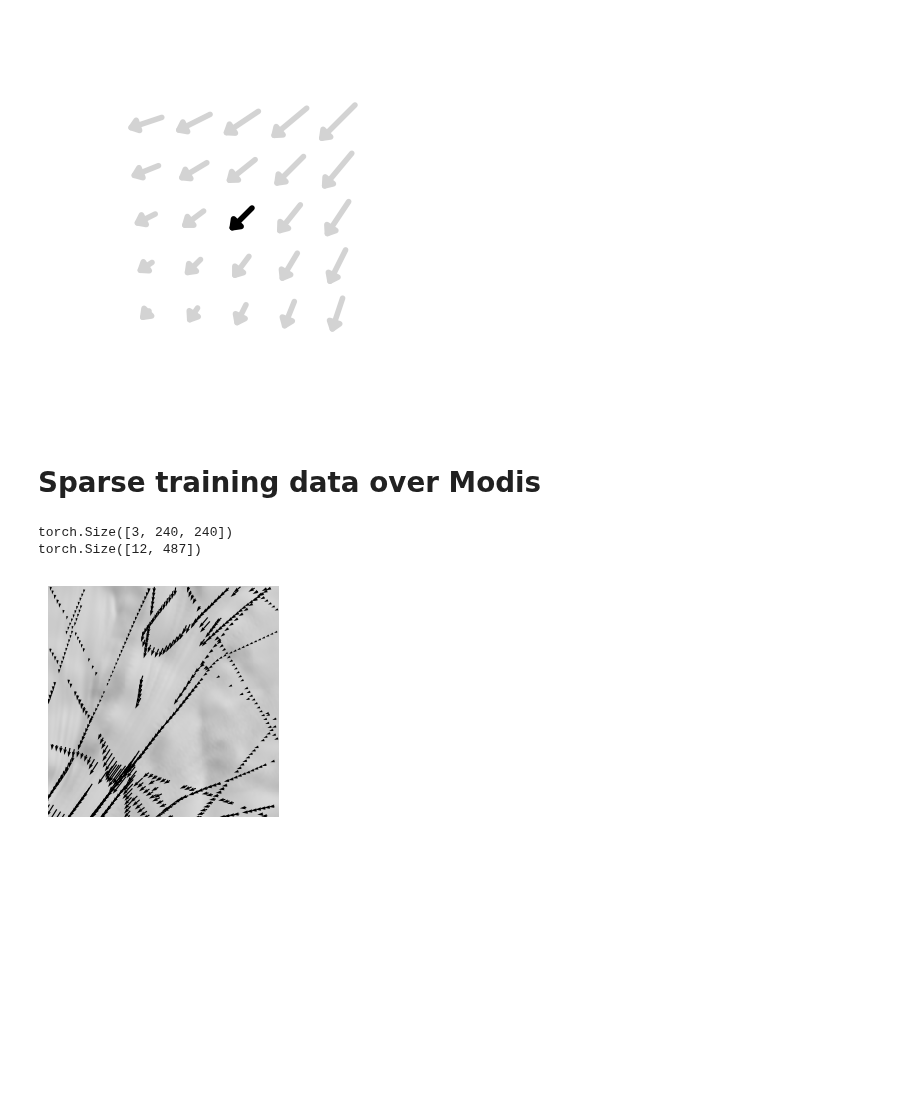
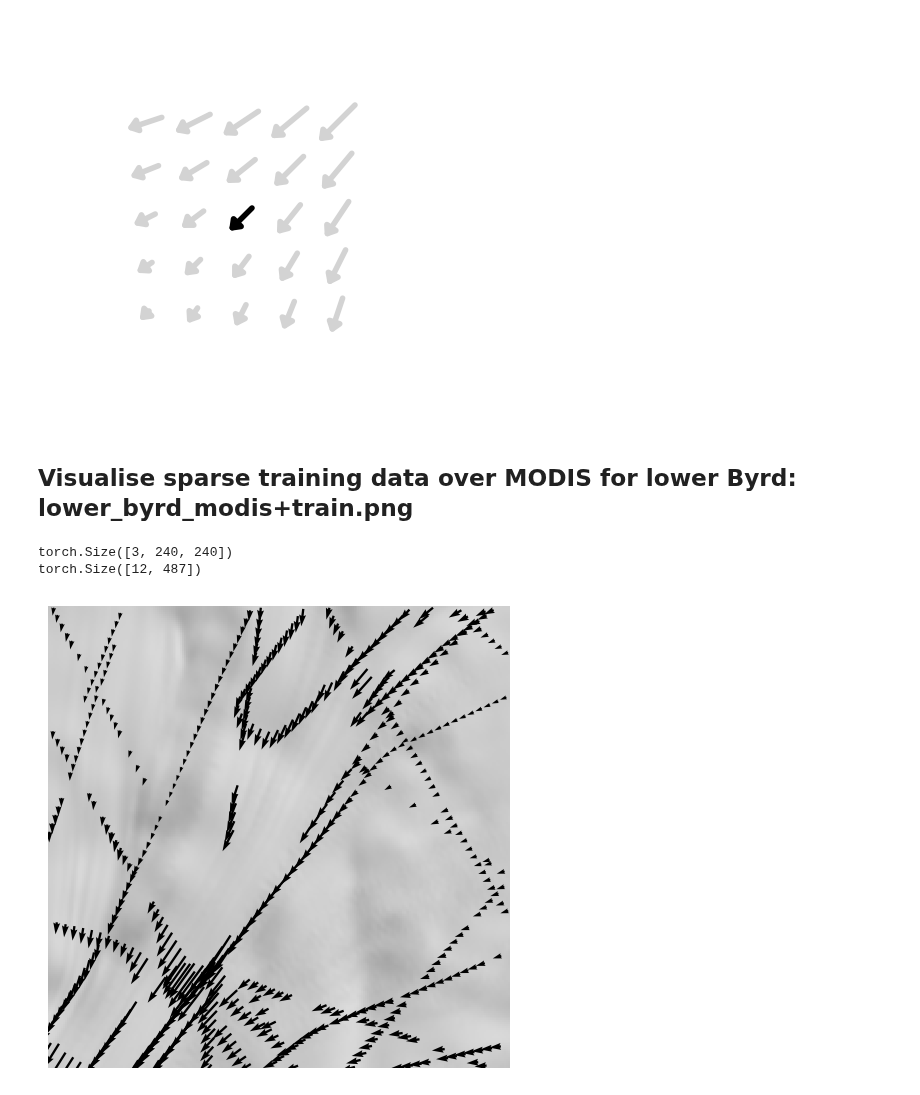
Before and after one commit to kimbente/ice_thickness, a Jupyter notebook: visualise_method.ipynb, the cells around one changed output. Cells and saved outputs as stored; diff of their text form; code cells hidden in the pictures; blank space fills up the shorter version.

```diff
--- a/visualise_method.ipynb
+++ b/visualise_method.ipynb
@@ -3,5 +3,9 @@ from simulate import simulate_convergence
 import torch
 from utils import make_grid
 import matplotlib.pyplot as plt
+from matplotlib.collections import LineCollection
+from matplotlib.patches import FancyArrowPatch
 import numpy as np
 import gpytorch
+from configs import N_SIDE_INFERENCE
+show_bool = True
@@ -82,10 +74,18 @@ plt.show()
 # %% [output]
 [figure]
 # %% [markdown]
-# Sparse training data over Modis
+## Visualise sparse training data over MODIS for lower Byrd: lower_byrd_modis+train.png
 # %%
-modis_lower = torch.load("data/modis/modis_lower_byrd.pt", weights_only = False)
-x_train_lower = torch.load("/home/kim/ice_thickness/data/real_data/region_lower_byrd_train_tensor.pt", weights_only = False)
+# Load MODIS data for the lower Byrd region
+modis_lower = torch.load(
+    "data/modis/modis_lower_byrd.pt",
+    weights_only = False)
+
+# Load training data
+x_train_lower = torch.load(
+    "/home/kim/ice_thickness/data/real_data/region_lower_byrd_train_tensor.pt",
+    weights_only = False)
+
 print(modis_lower.shape)
 print(x_train_lower.shape)
 # %% [output]
@@ -97,37 +98,43 @@ x_coords = np.linspace(0, 1, nx)
 y_coords = np.linspace(0, 1, ny)
 x_modis, y_modis = np.meshgrid(x_coords, y_coords)
 # %%
-fig, ax = plt.subplots(figsize = (3, 3))  # set small figure size (in inches)
+fig, ax = plt.subplots(figsize = (6, 6))
 
-# Pcolor image
+# MODIS background
 ax.pcolor(
     x_modis,
     y_modis,
-    np.flipud(modis_lower[2, :, :].numpy()), # flip
+    # Flip the MODIS data to match the orientation
+    np.flipud(modis_lower[2, :, :].numpy()),
     cmap = 'gray',
     vmin = 0, vmax = 20000,
-    shading='auto'
+    shading = 'auto'
 )
 
-# Quivers
+# Training data vectors
 ax.quiver(
     x_train_lower[0, ::1],
     x_train_lower[1, ::1],
     x_train_lower[3, ::1],
     x_train_lower[4, ::1],
     color = "black",
     scale = 70,
     width = 0.005,
     # alpha = 0.4
 )
 
 # Optional aspect ratio
 ax.set_aspect('equal')
 
 # Turn off axes
 ax.axis('off')
 
-plt.savefig(f"figures_real/train/lower_train_modis.png", dpi = 300, bbox_inches = 'tight', pad_inches = 0)
+plt.savefig(f"figures_real/grid_inference/lower_byrd_modis+train.png",
+                dpi = 300, bbox_inches = 'tight', pad_inches = 0)
+
+if show_bool:
+    plt.show()
+plt.close()
 # %% [output]
-[figure, old version]
+[figure, new version]
 # %% [markdown]
```
Also changed, not shown: parts of 17 cells of this notebook, 10 other files.
